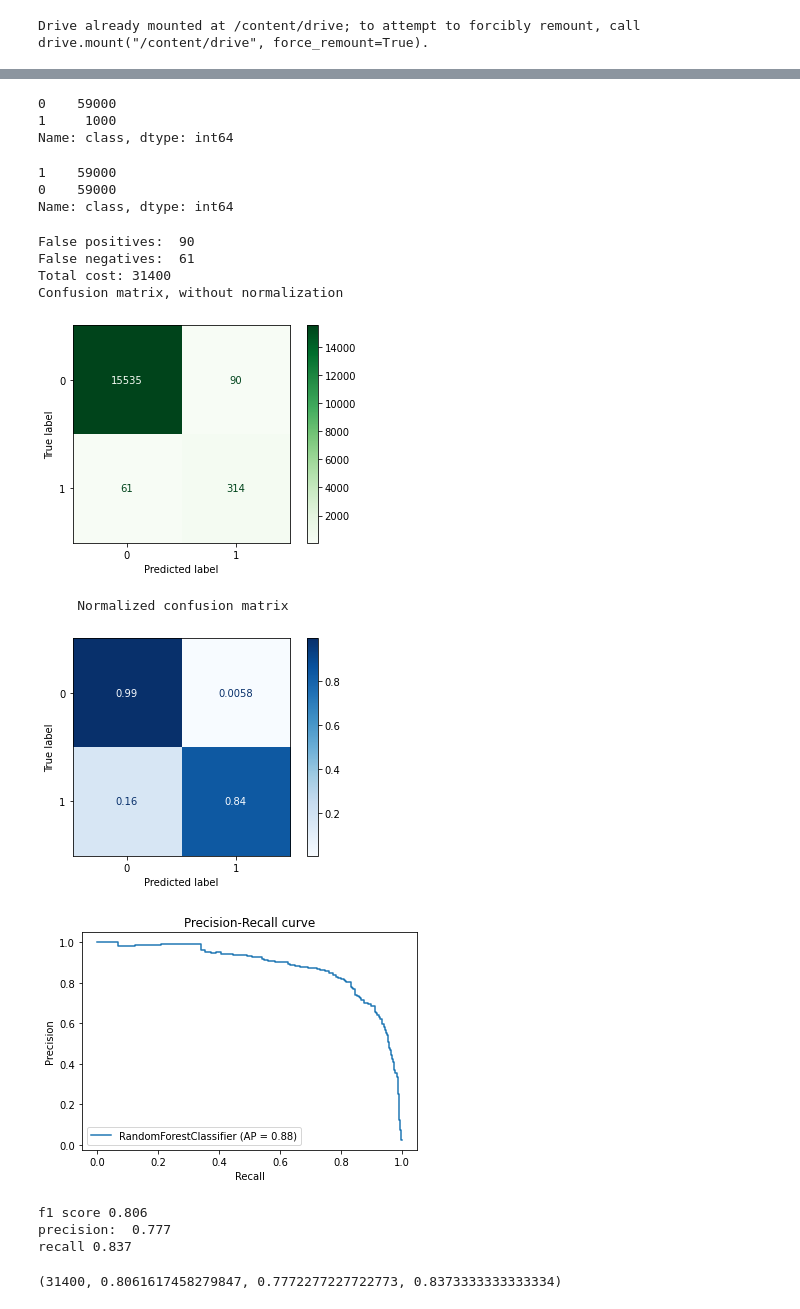
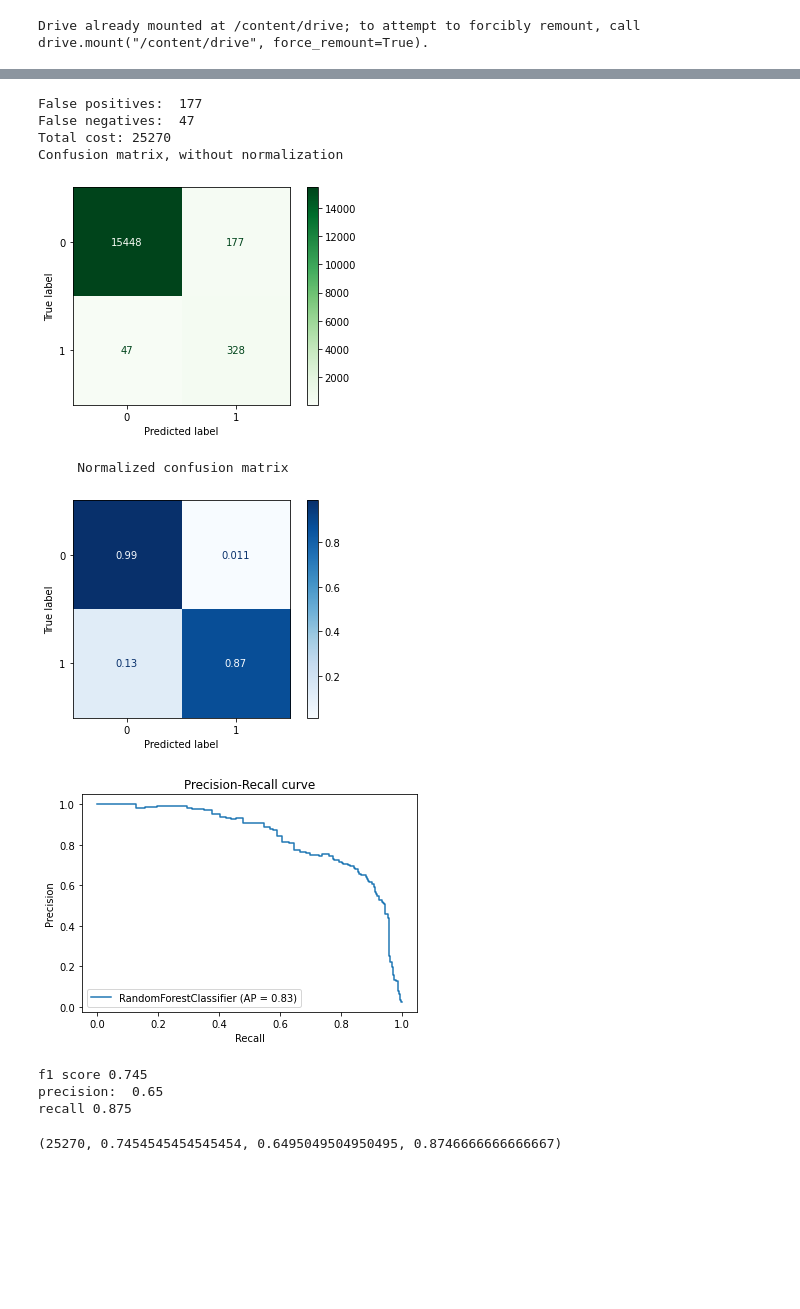
Before and after one commit to FranciscaAlliende/APS-Failure-at-Scania-Trucks, a Jupyter notebook: SMOTE.ipynb, the cells around one changed output, grey strips where cells are left out. Cells and saved outputs as stored; diff of their text form; code cells hidden in the pictures; blank space fills up the shorter version.

```diff
--- a/SMOTE.ipynb
+++ b/SMOTE.ipynb
@@ -49,0 +77,15 @@ y_train_up.columns = ["class"]
+# %%
+# Transform the training set
+# oversample
+k = 10
+over = SMOTE(sampling_strategy=0.6, k_neighbors=k)
+X_res, y_res = over.fit_resample(X_train, y_train)
+print("original")
+print(y_train.value_counts())
+print("after oversampling")
+print(y_res.value_counts())
+# undersampling
+under = RandomUnderSampler(sampling_strategy=0.8)
+X_train_up, y_train_up = under.fit_resample(X_res, y_res)
+print("after undersampling (final)")
+print(y_train_up.value_counts())
@@ -61,41 +116,25 @@ print(y_train_up.shape)
-# %%
-# clases distributions before
-old_classes = y_train.value_counts()
-old_classes
-# %% [output]
-0    59000
-1     1000
-Name: class, dtype: int64
-# %%
-# clases distributions after
-new_classes = y_train_up["class"].value_counts()
-new_classes
-# %% [output]
-1    59000
-0    59000
-Name: class, dtype: int64
 # %%
 # RF
 clf_RF = RandomForestClassifier(random_state=333)
 # training
-clf_RF.fit(X_train_up, y_train_up["class"].values)
+clf_RF.fit(X_train_up, y_train_up.values)
 # prediction
 y_pred_RF = clf_RF.predict(X_test)
 # evaluation
 em.evaluation_metrics(y_pred_RF, y_test, X_test, clf_RF, c1=10, c2=500)
 # %% [output]
-False positives:  90
-False negatives:  61
-Total cost: 31400
+False positives:  177
+False negatives:  47
+Total cost: 25270
 Confusion matrix, without normalization
 [figure]
      Normalized confusion matrix
-[figure, old version]
+[figure, new version]
-[figure, old version]
+[figure, new version]
-f1 score 0.806
-precision:  0.777
-recall 0.837
+f1 score 0.745
+precision:  0.65
+recall 0.875
-(31400, 0.8061617458279847, 0.7772277227722773, 0.8373333333333334)
+(25270, 0.7454545454545454, 0.6495049504950495, 0.8746666666666667)
 # %%
 # k-NN
 neigh = KNeighborsClassifier(n_neighbors=7)
```
Also changed, not shown: parts of 10 cells of this notebook.
